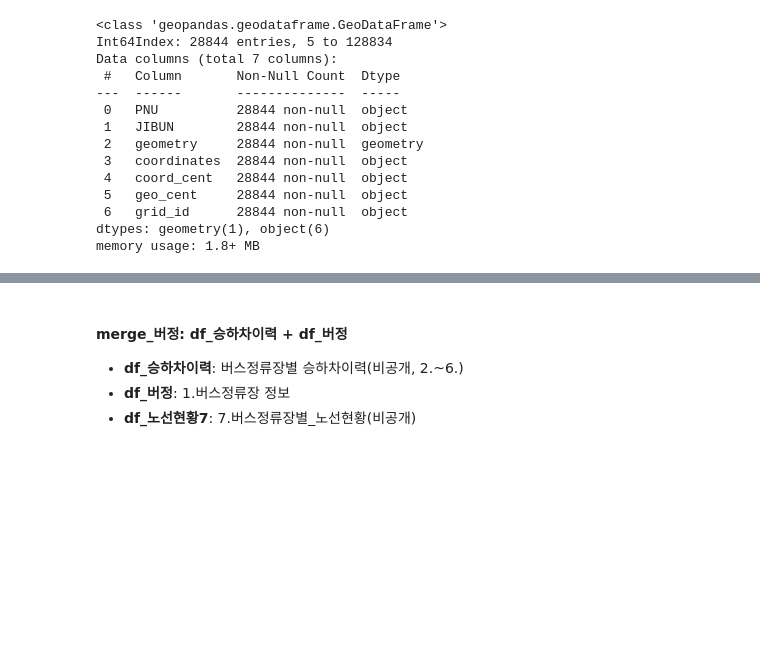
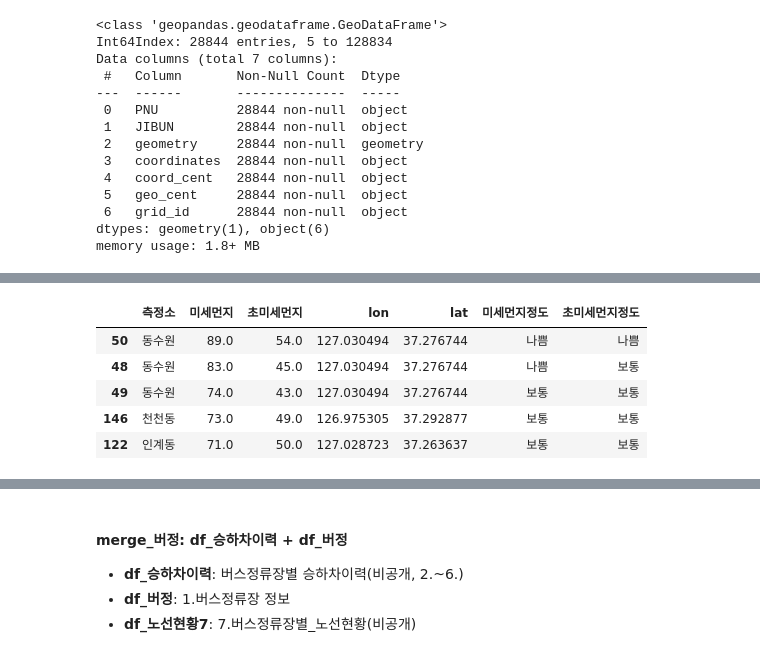
Before and after one commit to eruru0411/DL_Study, a Jupyter notebook: LH.ipynb, the cells around one changed output, grey strips where cells are left out. Cells and saved outputs as stored; diff of their text form; code cells hidden in the pictures; blank space fills up the shorter version.

Commit message:
Colaboratory を使用して作成しました

```diff
--- a/LH.ipynb
+++ b/LH.ipynb
@@ -297,3 +315,4 @@ Drive already mounted at /content/drive; to attempt to forcibly remount, call dr
 # %%
 df_버정 = pd.read_csv(colab_path + '1.버스정류장_mod(utf-8).csv', usecols=['정류장ID', '쉘터', 'BIS설치여부', 'lon', 'lat'])
-df_버정.head()
+df_노선현황7 = pd.read_csv(colab_path + '7.버스정류장별_노선현황.csv')
+df_대기오염도 = pd.read_csv(colab_path + "11.대기오염도_측정현황_mod(utf-8).csv", usecols=['측정소', '미세먼지', '초미세먼지', 'lon', 'lat'])
@@ -367,19 +318,0 @@ memory usage: 18.1+ KB
-# %%
-def 미세먼지_drop(미세먼지):
-  if   미세먼지 <= 30:  cate = "좋음"
-  elif 미세먼지 <= 80:  cate = "보통"
-  elif 미세먼지 <= 150: cate = "나쁨"
-  else:                 cate = "매우나쁨"
-  return cate
-
-def 초미세먼지_drop(초미세먼지):
-  if   초미세먼지 <= 15: cate = "좋음"
-  elif 초미세먼지 <= 50: cate = "보통"
-  elif 초미세먼지 <= 100: cate = "나쁨"
-  else:           cate = "매우나쁨"
-  return cate
-
-df_대기오염도["미세먼지정도"]   = df_대기오염도["미세먼지"].apply(lambda x: 미세먼지_drop(x))
-df_대기오염도["초미세먼지정도"] = df_대기오염도["초미세먼지"].apply(lambda x: 초미세먼지_drop(x))
-
-df_대기오염도.info()
@@ -638,0 +558,19 @@ memory usage: 1.8+ MB
+# %%
+def 미세먼지_cate(미세먼지):
+  if   미세먼지 <= 30:  cate = "좋음"
+  elif 미세먼지 <= 80:  cate = "보통"
+  elif 미세먼지 <= 150: cate = "나쁨"
+  else:                 cate = "매우나쁨"
+  return cate
+
+def 초미세먼지_cate(초미세먼지):
+  if   초미세먼지 <= 15: cate = "좋음"
+  elif 초미세먼지 <= 50: cate = "보통"
+  elif 초미세먼지 <= 100: cate = "나쁨"
+  else:           cate = "매우나쁨"
+  return cate
+
+df_대기오염도["미세먼지정도"]   = df_대기오염도["미세먼지"].apply(lambda x: 미세먼지_cate(x))
+df_대기오염도["초미세먼지정도"] = df_대기오염도["초미세먼지"].apply(lambda x: 초미세먼지_cate(x))
+
+df_대기오염도.info()
@@ -638,0 +592,9 @@ memory usage: 1.8+ MB
+# %%
+df_대기오염도.head()
+# %% [output]
+|  | 측정소 | 미세먼지 | 초미세먼지 | lon | lat | 미세먼지정도 | 초미세먼지정도 |
+| 50 | 동수원 | 89.0 | 54.0 | 127.030494 | 37.276744 | 나쁨 | 나쁨 |
+| 48 | 동수원 | 83.0 | 45.0 | 127.030494 | 37.276744 | 나쁨 | 보통 |
+| 49 | 동수원 | 74.0 | 43.0 | 127.030494 | 37.276744 | 보통 | 보통 |
+| 146 | 천천동 | 73.0 | 49.0 | 126.975305 | 37.292877 | 보통 | 보통 |
+| 122 | 인계동 | 71.0 | 50.0 | 127.028723 | 37.263637 | 보통 | 보통 |
```
Also changed, not shown: parts of 68 cells of this notebook.
